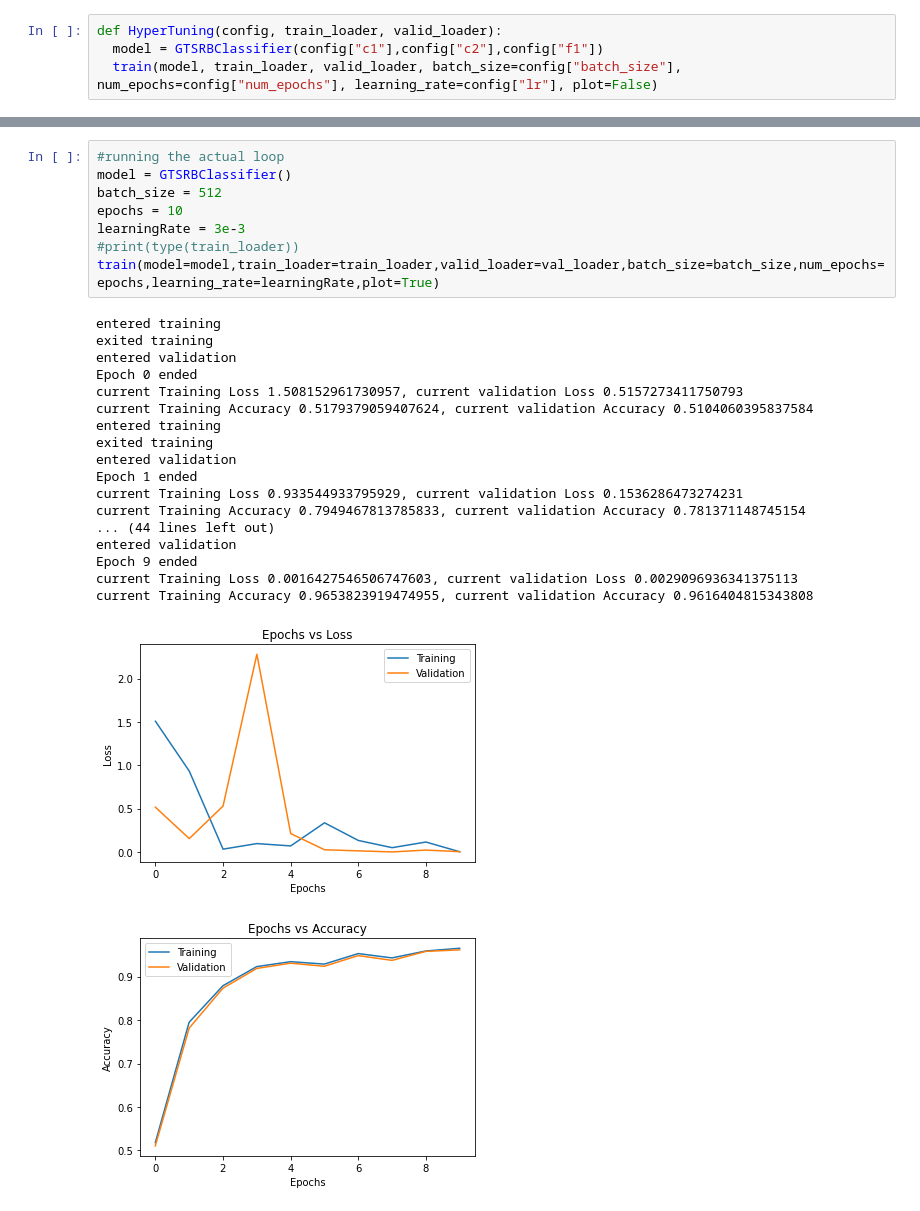
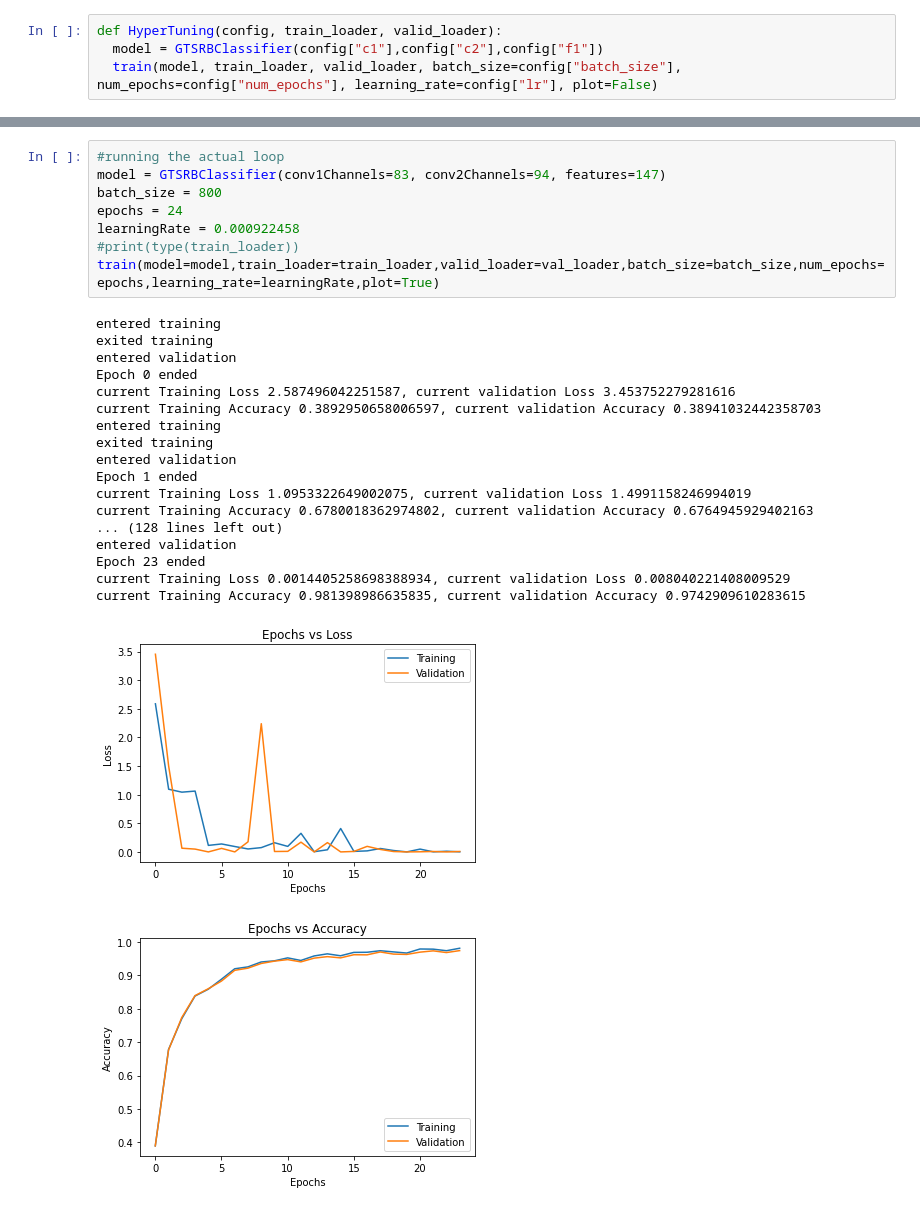
Before and after one commit to Maxarreaga/APS360, a Jupyter notebook: init.ipynb, the cells around one changed output, grey strips where cells are left out. Saved outputs shown, nothing was run; the diff lists cells and outputs as text.

```diff
--- a/init.ipynb
+++ b/init.ipynb
@@ -347,29 +367,29 @@ Result for DEFAULT_40ff2_00019:
 AttributeError: ignored
 # %%
 #running the actual loop
-model = GTSRBClassifier()
-batch_size = 512
-epochs = 10
-learningRate = 3e-3
+model = GTSRBClassifier(conv1Channels=83, conv2Channels=94, features=147)
+batch_size = 800
+epochs = 24
+learningRate = 0.000922458
 #print(type(train_loader))
 train(model=model,train_loader=train_loader,valid_loader=val_loader,batch_size=batch_size,num_epochs=epochs,learning_rate=learningRate,plot=True)
 # %% [output]
 entered training
 exited training
 entered validation
 Epoch 0 ended
-current Training Loss 1.508152961730957, current validation Loss 0.5157273411750793
-current Training Accuracy 0.5179379059407624, current validation Accuracy 0.5104060395837584
+current Training Loss 2.587496042251587, current validation Loss 3.453752279281616
+current Training Accuracy 0.3892950658006597, current validation Accuracy 0.38941032442358703
 entered training
 exited training
 entered validation
 Epoch 1 ended
-current Training Loss 0.933544933795929, current validation Loss 0.1536286473274231
-current Training Accuracy 0.7949467813785833, current validation Accuracy 0.781371148745154
-... (44 lines left out)
+current Training Loss 1.0953322649002075, current validation Loss 1.4991158246994019
+current Training Accuracy 0.6780018362974802, current validation Accuracy 0.6764945929402163
+... (128 lines left out)
 entered validation
-Epoch 9 ended
-current Training Loss 0.0016427546506747603, current validation Loss 0.0029096936341375113
-current Training Accuracy 0.9653823919474955, current validation Accuracy 0.9616404815343808
+Epoch 23 ended
+current Training Loss 0.0014405258698388934, current validation Loss 0.008040221408009529
+current Training Accuracy 0.981398986635835, current validation Accuracy 0.9742909610283615
-[figure, old version]
+[figure, new version]
-[figure, old version]
+[figure, new version]
```
Also changed, not shown: parts of 4 cells of this notebook.
